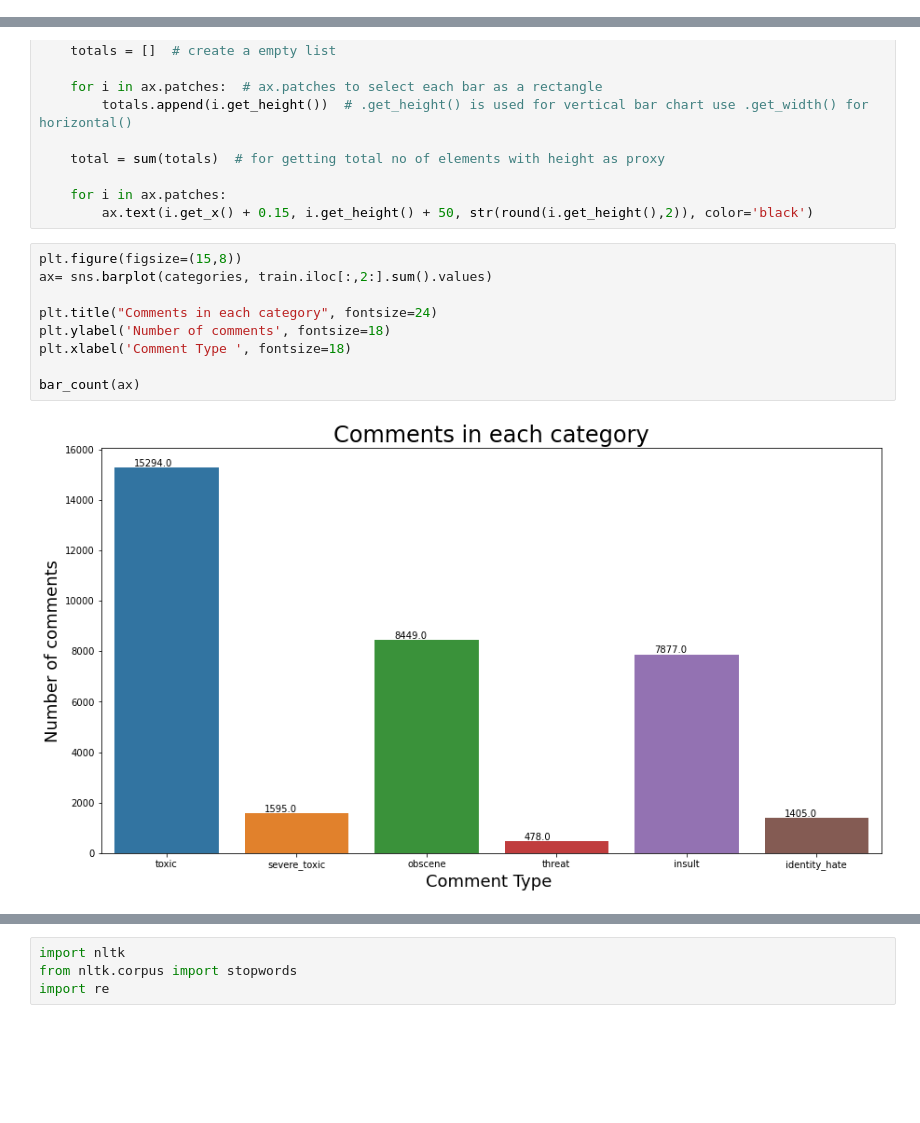
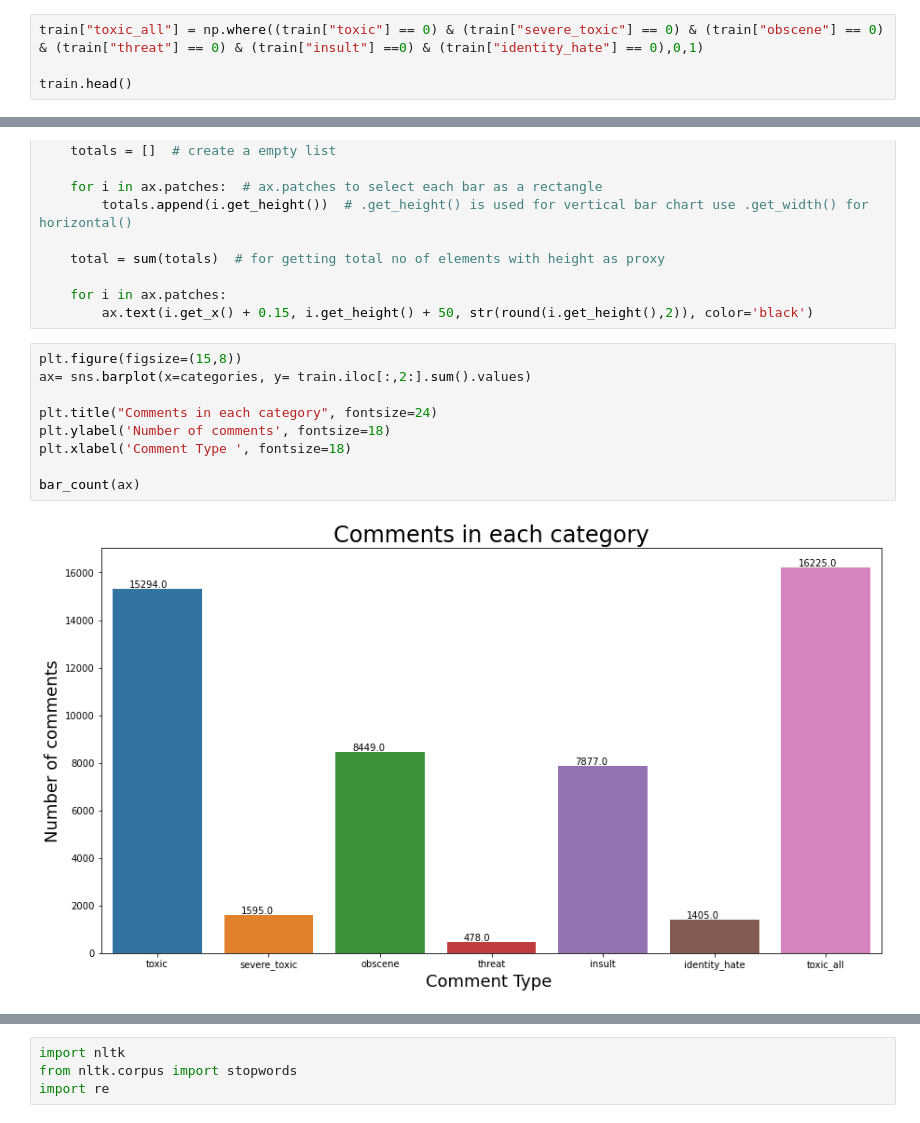
Before and after one commit to RahulKG7/Springboard_for_rahul, a Jupyter notebook: Capstone_2/Project2.ipynb, the cells around one changed output, grey strips where cells are left out. Saved outputs shown, nothing was run; the diff lists cells and outputs as text; blank space fills up the shorter version.

```diff
--- a/Capstone_2/Project2.ipynb
+++ b/Capstone_2/Project2.ipynb
@@ -39,0 +31,4 @@ train.head()
+# %%
+train["toxic_all"] = np.where((train["toxic"] == 0) & (train["severe_toxic"] == 0) & (train["obscene"] == 0) & (train["threat"] == 0) & (train["insult"] ==0) & (train["identity_hate"] == 0),0,1)
+
+train.head()
@@ -92,15 +95,15 @@ def bar_count(ax):
         ax.text(i.get_x() + 0.15, i.get_height() + 50, str(round(i.get_height(),2)), color='black')
 # %%
 plt.figure(figsize=(15,8))
-ax= sns.barplot(categories, train.iloc[:,2:].sum().values)
+ax= sns.barplot(x=categories, y= train.iloc[:,2:].sum().values)
 
 plt.title("Comments in each category", fontsize=24)
 plt.ylabel('Number of comments', fontsize=18)
 plt.xlabel('Comment Type ', fontsize=18)
 
 bar_count(ax)
 # %% [output]
-[figure, old version]
+[figure, new version]
 # %%
 rowSums = train.iloc[:,2:].sum(axis=1)
 multiLabel_counts = rowSums.value_counts()
```
Also changed, not shown: parts of 14 cells of this notebook.
